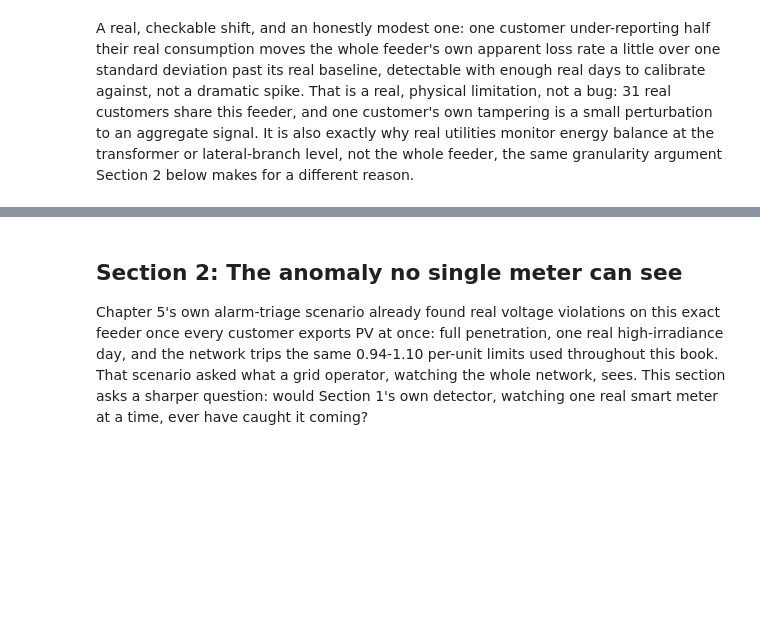
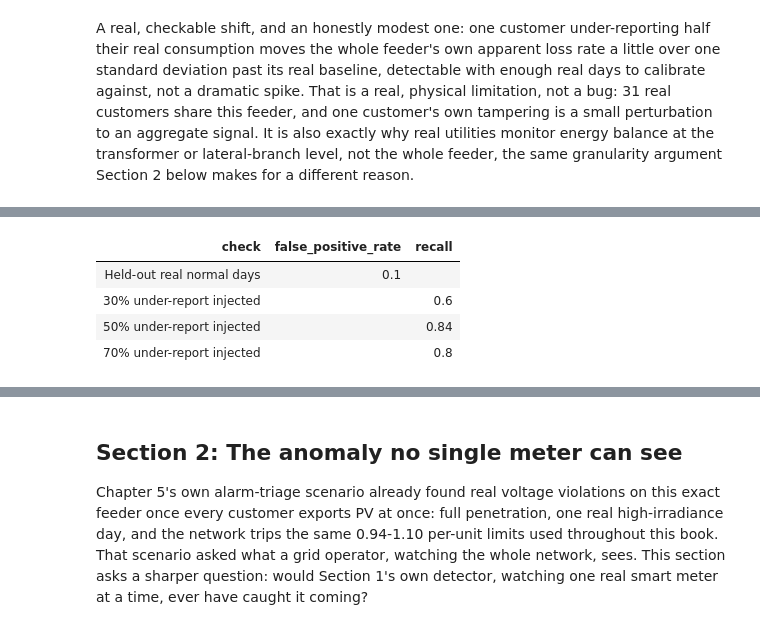
Before and after one commit to sambaiga/ml-energy-disaggregation, a Jupyter notebook: book/04-grid-edge/06-anomaly-detection-code.ipynb, the cells around one changed output, grey strips where cells are left out. Cells and saved outputs as stored; diff of their text form; code cells hidden in the pictures; blank space fills up the shorter version.

```diff
--- a/book/04-grid-edge/06-anomaly-detection-code.ipynb
+++ b/book/04-grid-edge/06-anomaly-detection-code.ipynb
@@ -543,0 +610,75 @@ A real, checkable shift, and an honestly modest one: one customer under-reportin
+# %%
+def solve_real_day(day_idx, customer_indices, loads):
+    """One real day's own real per-load and feeder-head power, solved through the real feeder."""
+    circuit = build_ausnet_network()
+    for load, customer_idx in zip(loads, customer_indices, strict=True):
+        p = load_data[customer_idx, day_idx, :]
+        pf = np.full(len(p), 0.97)
+        q = np.sqrt(np.maximum((p / pf) ** 2 - p**2, 0))
+        circuit.command(
+            f"New LoadShape.profile_{load.name} npts=48 minterval=30 useactual=1 pmult={p.tolist()} qmult={q.tolist()}"
+        )
+        circuit.command(f"edit load.{load.name} daily=profile_{load.name}")
+
+    per_load, feeder_head = {load.name: [] for load in loads}, []
+    for _step in circuit.solve_daily(steps=48):
+        powers = circuit.element_powers("loads").set_index("name")["p_kw"]
+        for load in loads:
+            per_load[load.name].append(powers.get(load.name.lower(), 0.0))
+        transformer_power = circuit.element_powers("transformers")
+        feeder_head.append(transformer_power["p_kw"].abs().sum() if not transformer_power.empty else np.nan)
+    return {name: np.array(kw) for name, kw in per_load.items()}, np.array(feeder_head)
+
+
+# reuse Section 1's own real day splits: calibration_days sets the
+# threshold, test_normal_days checks the real false-positive rate,
+# anomaly_day_pool is where tampering gets injected
+energy_days = list(calibration_days) + list(test_normal_days) + list(anomaly_day_pool)
+solved_days = {}
+for d in energy_days:
+    per_load_d, feeder_head_d = solve_real_day(int(d), customer_indices, loads)
+    real_sum_d = sum(per_load_d.values())
+    solved_days[int(d)] = {
+        "per_load_kw": per_load_d,
+        "feeder_head_kw": feeder_head_d,
+        "loss_pct": (feeder_head_d - real_sum_d) / feeder_head_d,
+    }
+
+energy_cal_scores = np.array([solved_days[int(d)]["loss_pct"].mean() for d in calibration_days])
+energy_threshold = calibrate_anomaly_threshold(energy_cal_scores, alpha=0.1)
+
+energy_normal_scores = np.array([solved_days[int(d)]["loss_pct"].mean() for d in test_normal_days])
+energy_flagged_normal = is_anomalous(energy_normal_scores, energy_threshold)
+
+energy_rows = [
+    {
+        "check": "Held-out real normal days",
+        "false_positive_rate": energy_flagged_normal.mean(),
+        "recall": np.nan,
+    }
+]
+tamper_rng = np.random.default_rng(99)
+for severity in [0.3, 0.5, 0.7]:
+    caught, total = 0, 0
+    for d in anomaly_day_pool:
+        d = int(d)
+        per_load_d = solved_days[d]["per_load_kw"]
+        feeder_head_d = solved_days[d]["feeder_head_kw"]
+        real_sum_d = sum(per_load_d.values())
+        tampered_load = loads[int(tamper_rng.integers(0, len(loads)))]
+        reported_sum_d = real_sum_d - per_load_d[tampered_load.name] * severity
+        tampered_loss = (feeder_head_d - reported_sum_d) / feeder_head_d
+        total += 1
+        caught += int(is_anomalous(np.array([tampered_loss.mean()]), energy_threshold)[0])
+    energy_rows.append(
+        {"check": f"{severity:.0%} under-report injected", "false_positive_rate": np.nan, "recall": caught / total}
+    )
+
+energy_df = pd.DataFrame(energy_rows)
+themed_gt(energy_df.round(3))
+# %% [output]
+| check | false_positive_rate | recall |
+| Held-out real normal days | 0.1 |  |
+| 30% under-report injected |  | 0.6 |
+| 50% under-report injected |  | 0.84 |
+| 70% under-report injected |  | 0.8 |
```
Also changed, not shown: parts of 14 cells of this notebook.
